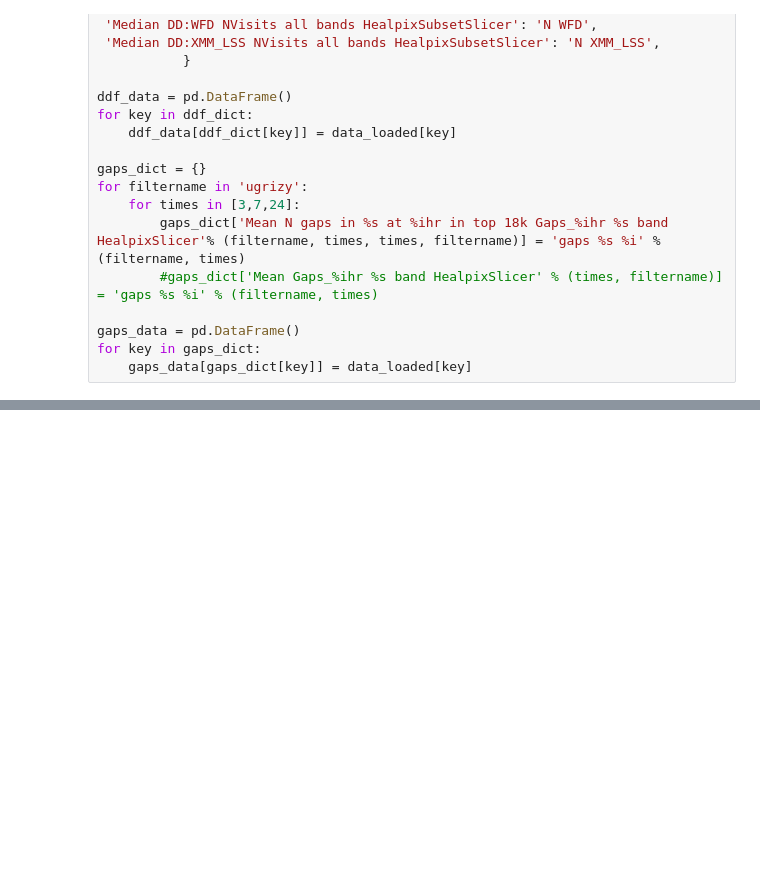
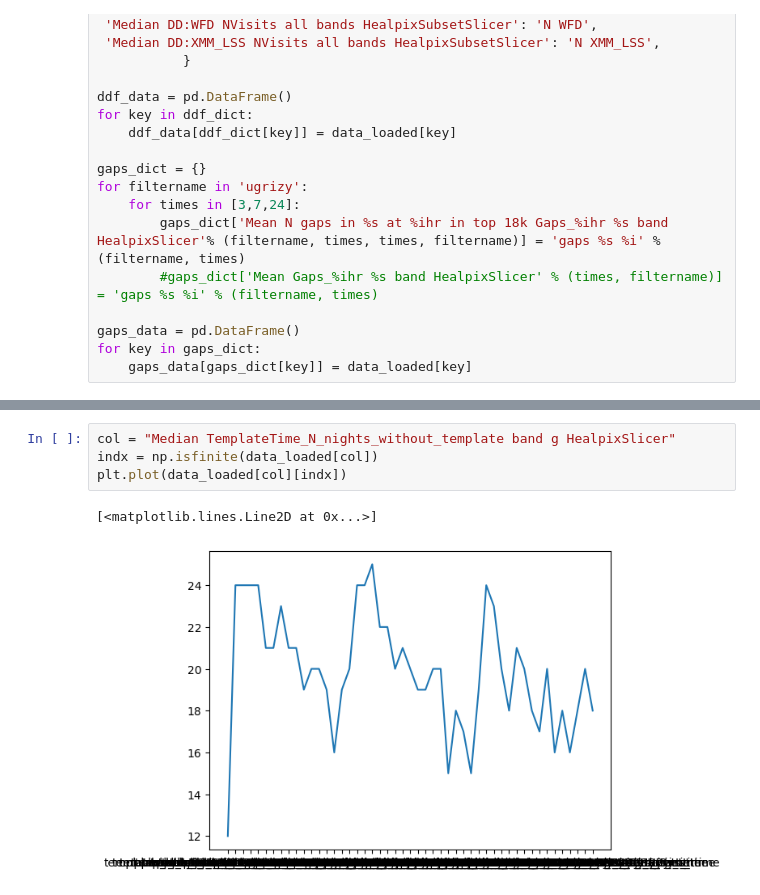
Before and after one commit to lsst-sims/sims_featureScheduler_runs4.2, a Jupyter notebook: templates/quick_look.ipynb, the cells around one changed output, grey strips where cells are left out. Drawn from its saved outputs; the diff is of its cells as text; blank space fills up the shorter version.

Commit message:
template time update

```diff
--- a/templates/quick_look.ipynb
+++ b/templates/quick_look.ipynb
@@ -203,0 +224,7 @@ fig, ax = radar(ndata, legend=True, rgrids=[0.8, 1.0, 1.1], bbox_to_anchor=(1.7,
+# %%
+col = "Median TemplateTime_N_nights_without_template band g HealpixSlicer"
+indx = np.isfinite(data_loaded[col])
+plt.plot(data_loaded[col][indx])
+# %% [output]
+[<matplotlib.lines.Line2D at 0x...>]
+[figure, added]
```
Also changed, not shown: parts of 4 cells of this notebook, 1 other file.
